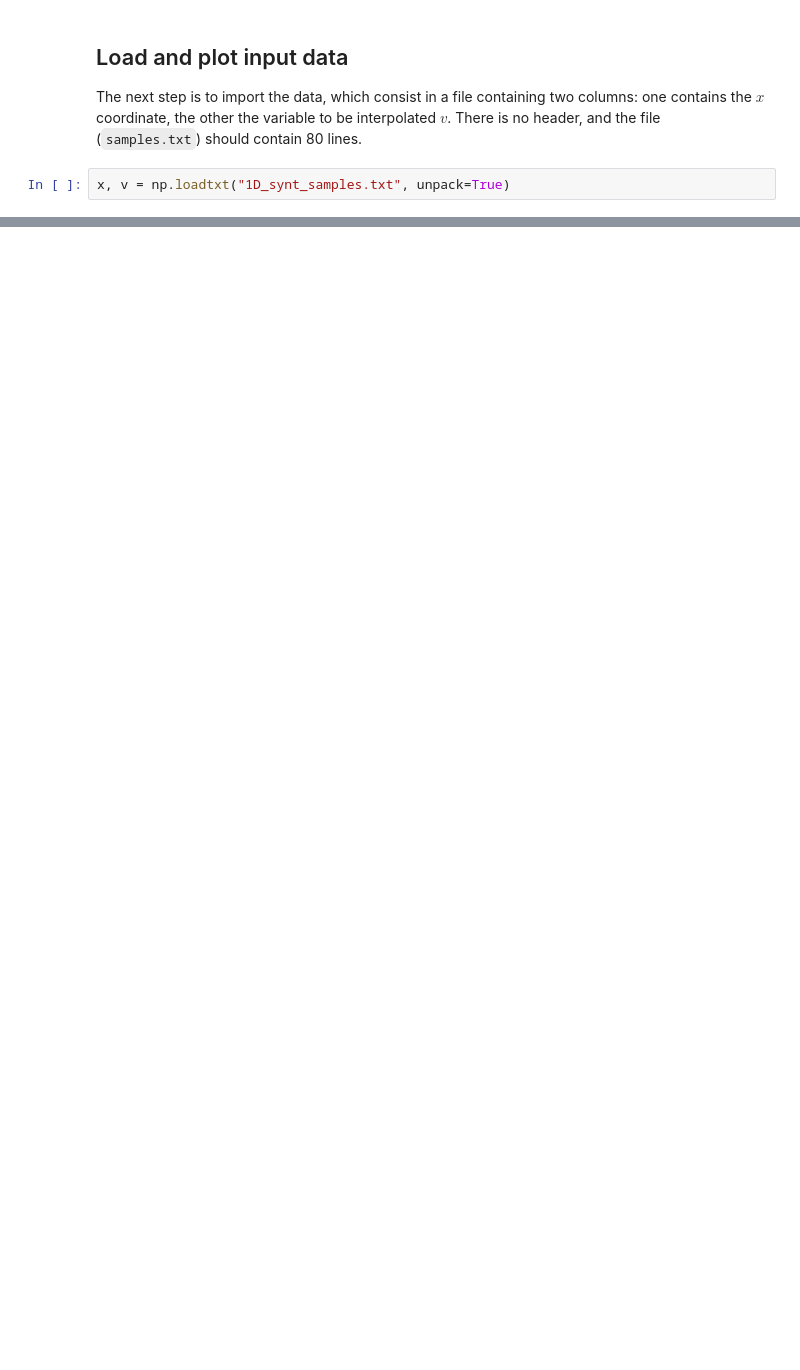
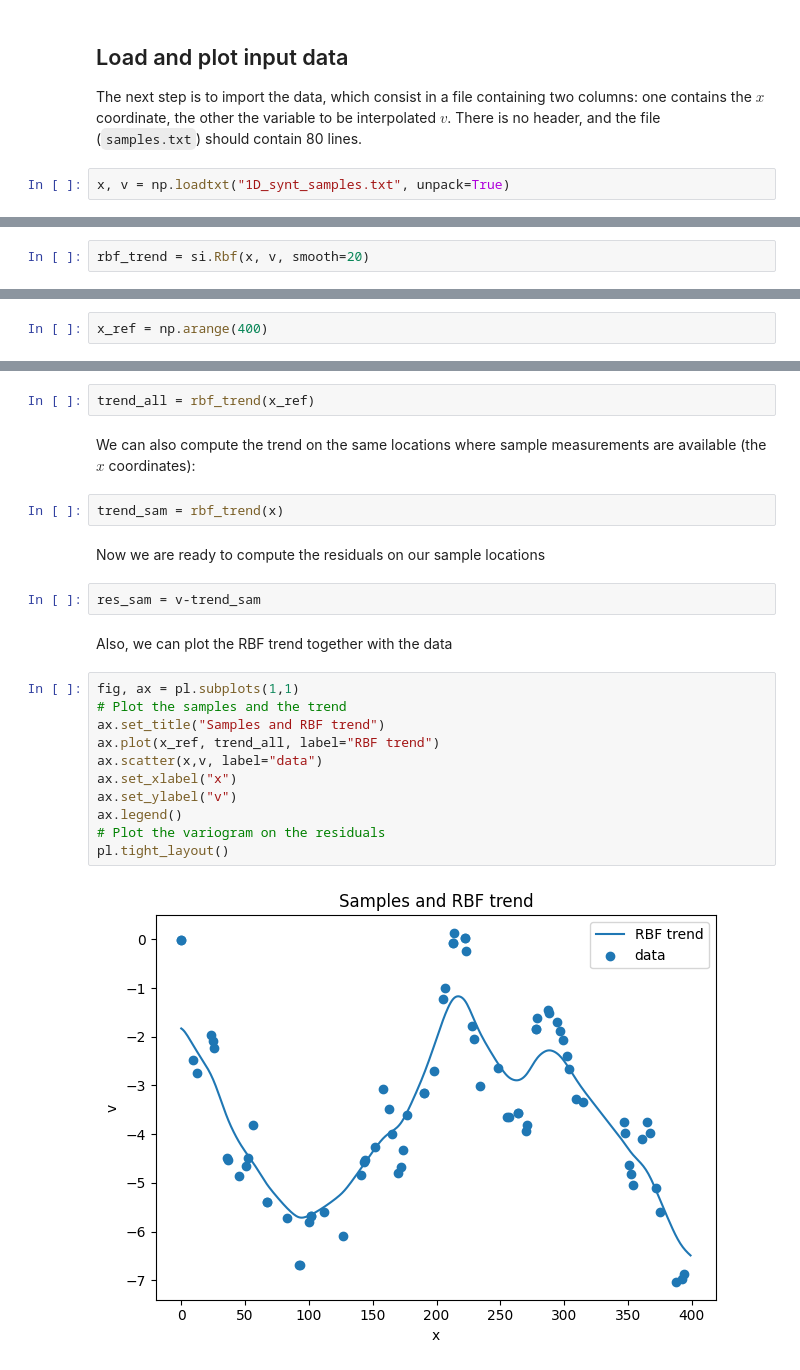
Before and after one commit to alecomunian/gmg, a Jupyter notebook: notebooks/trend/1D_synt.ipynb, the cells around one changed output, grey strips where cells are left out. Saved outputs shown, nothing was run; the diff lists cells and outputs as text; blank space fills up the shorter version.

```diff
--- a/notebooks/trend/1D_synt.ipynb
+++ b/notebooks/trend/1D_synt.ipynb
@@ -36,0 +77,2 @@ array([  0.,   0.,   9.,  12.,  23.,  25.,  26.,  36.,  37.,  45.,  51.,
+# %%
+rbf_trend = si.Rbf(x, v, smooth=20)
@@ -36,0 +84,2 @@ array([  0.,   0.,   9.,  12.,  23.,  25.,  26.,  36.,  37.,  45.,  51.,
+# %%
+x_ref = np.arange(400)
@@ -36,0 +88,25 @@ array([  0.,   0.,   9.,  12.,  23.,  25.,  26.,  36.,  37.,  45.,  51.,
+# %%
+trend_all = rbf_trend(x_ref)
+# %% [markdown]
+We can also compute the trend on the same locations where sample measurements are available (the $x$ coordinates):
+# %%
+trend_sam = rbf_trend(x)
+# %% [markdown]
+Now we are ready to compute the residuals on our sample locations
+# %%
+res_sam = v-trend_sam
+# %% [markdown]
+Also, we can plot the RBF trend together with the data
+# %%
+fig, ax = pl.subplots(1,1)
+# Plot the samples and the trend
+ax.set_title("Samples and RBF trend")
+ax.plot(x_ref, trend_all, label="RBF trend")
+ax.scatter(x,v, label="data")
+ax.set_xlabel("x")
+ax.set_ylabel("v")
+ax.legend()
+# Plot the variogram on the residuals
+pl.tight_layout()
+# %% [output]
+[figure, added]
```
Also changed, not shown: parts of 36 cells of this notebook, 2 other files.
